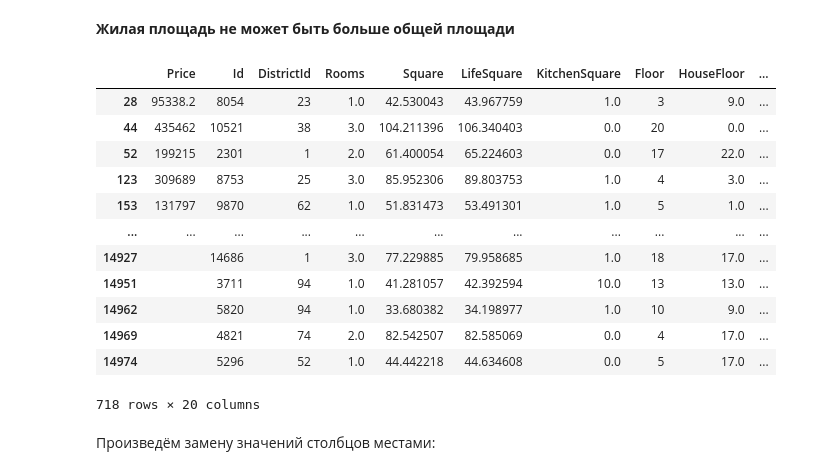
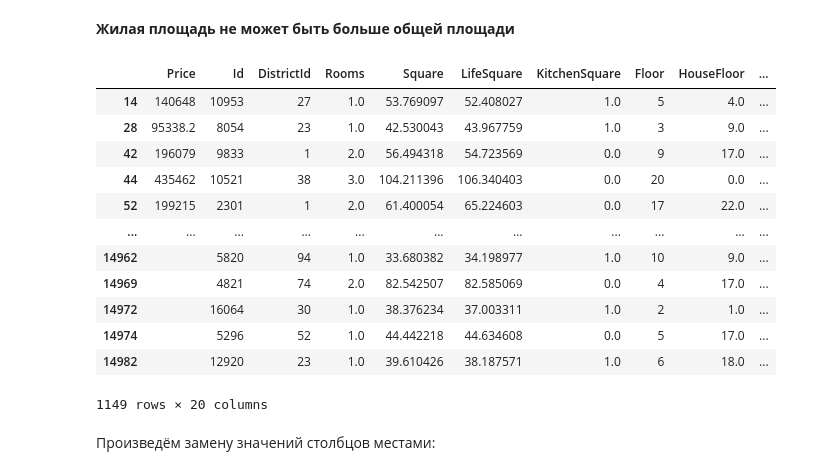
Before and after one commit to SciWake/OLD-Projects-for-Resume, a Jupyter notebook: house-price-prediction/Data_preprocessing.ipynb, the cells around one changed output. Cells and saved outputs as stored; diff of their text form; code cells hidden in the pictures.

```diff
--- a/house-price-prediction/Data_preprocessing.ipynb
+++ b/house-price-prediction/Data_preprocessing.ipynb
@@ -287,4 +305,4 @@ combine.loc[combine['HouseYear'] > 2020, 'HouseYear'] = mean_year
 # %% [markdown]
 ### `LifeSquare`
 # %%
-combine.loc[combine['LifeSquare'] > 20]
+combine.loc[combine['LifeSquare'] > 200, 'LifeSquare'] = combine.LifeSquare.median()
@@ -305,9 +309,7 @@ combine.loc[combine['LifeSquare'] > 20]
-# %%
-combine.loc[combine['LifeSquare'] > 200, 'LifeSquare'] = combine['LifeSquare'].median()
 # %% [markdown]
 ### `KitchenSquare`
 # %%
-combine.loc[combine['KitchenSquare'] > 200, 'KitchenSquare'] = combine['KitchenSquare'].mean()
+combine.loc[combine['KitchenSquare'] > 200, 'KitchenSquare'] = combine.KitchenSquare.mean()
 # %% [markdown]
 <h1 style="color:black" align="center">Визуализация - поиск выбросов</h1>
 
@@ -349,21 +351,21 @@ show_jointplot('Square', 'LifeSquare', combine)
 # %% [markdown]
 **Жилая площадь не может быть больше общей площади**
 # %%
-combine.loc[combine['LifeSquare'] > combine['Square']]
+combine.loc[(abs(combine['LifeSquare'] - combine['Square']) < 4) & (combine['KitchenSquare'] < 2)]
 # %% [output]
 |  | Price | Id | DistrictId | Rooms | Square | LifeSquare | KitchenSquare | Floor | HouseFloor | ... |
+| 14 | 140648 | 10953 | 27 | 1.0 | 53.769097 | 52.408027 | 1.0 | 5 | 4.0 | ... |
 | 28 | 95338.2 | 8054 | 23 | 1.0 | 42.530043 | 43.967759 | 1.0 | 3 | 9.0 | ... |
+| 42 | 196079 | 9833 | 1 | 2.0 | 56.494318 | 54.723569 | 0.0 | 9 | 17.0 | ... |
 | 44 | 435462 | 10521 | 38 | 3.0 | 104.211396 | 106.340403 | 0.0 | 20 | 0.0 | ... |
 | 52 | 199215 | 2301 | 1 | 2.0 | 61.400054 | 65.224603 | 0.0 | 17 | 22.0 | ... |
-| 123 | 309689 | 8753 | 25 | 3.0 | 85.952306 | 89.803753 | 1.0 | 4 | 3.0 | ... |
-| 153 | 131797 | 9870 | 62 | 1.0 | 51.831473 | 53.491301 | 1.0 | 5 | 1.0 | ... |
 | ... | ... | ... | ... | ... | ... | ... | ... | ... | ... | ... |
-| 14927 |  | 14686 | 1 | 3.0 | 77.229885 | 79.958685 | 1.0 | 18 | 17.0 | ... |
-| 14951 |  | 3711 | 94 | 1.0 | 41.281057 | 42.392594 | 10.0 | 13 | 13.0 | ... |
 | 14962 |  | 5820 | 94 | 1.0 | 33.680382 | 34.198977 | 1.0 | 10 | 9.0 | ... |
 | 14969 |  | 4821 | 74 | 2.0 | 82.542507 | 82.585069 | 0.0 | 4 | 17.0 | ... |
+| 14972 |  | 16064 | 30 | 1.0 | 38.376234 | 37.003311 | 1.0 | 2 | 1.0 | ... |
 | 14974 |  | 5296 | 52 | 1.0 | 44.442218 | 44.634608 | 0.0 | 5 | 17.0 | ... |
+| 14982 |  | 12920 | 23 | 1.0 | 39.610426 | 38.187571 | 1.0 | 6 | 18.0 | ... |
-718 rows × 20 columns
+1149 rows × 20 columns
 # %% [markdown]
 Произведём замену значений столбцов местами:
 # %%
```
Also changed, not shown: parts of 10 cells of this notebook.
